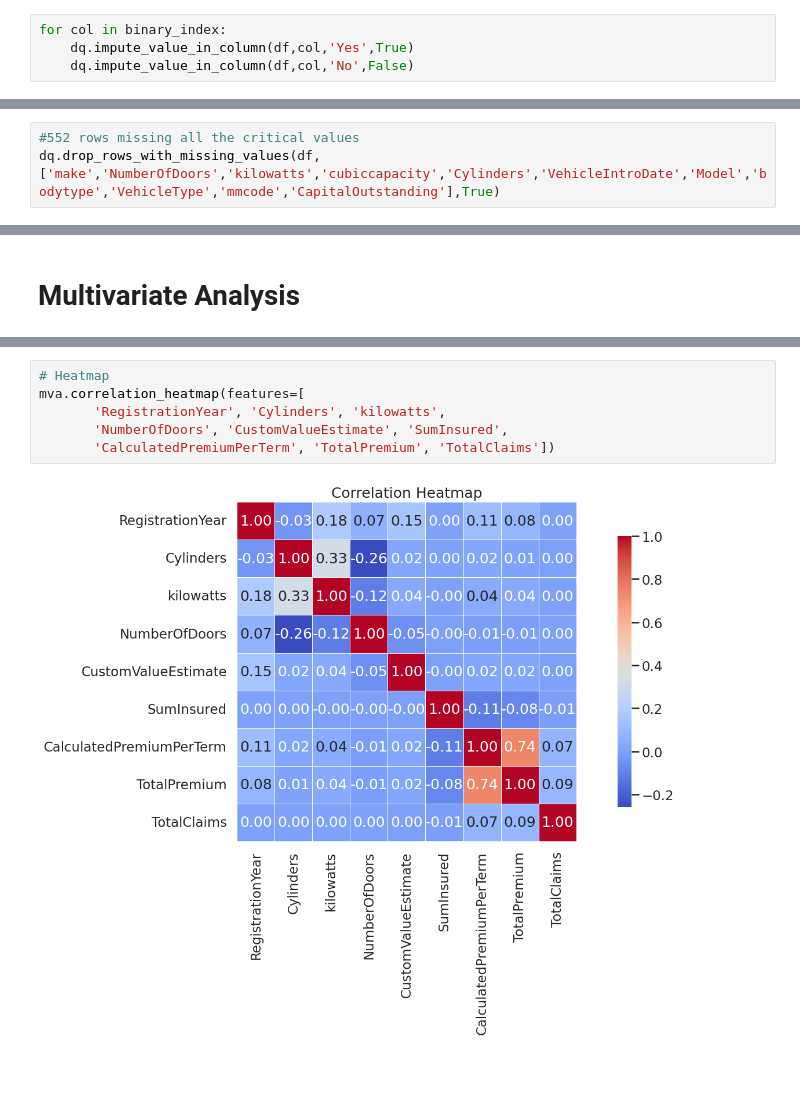
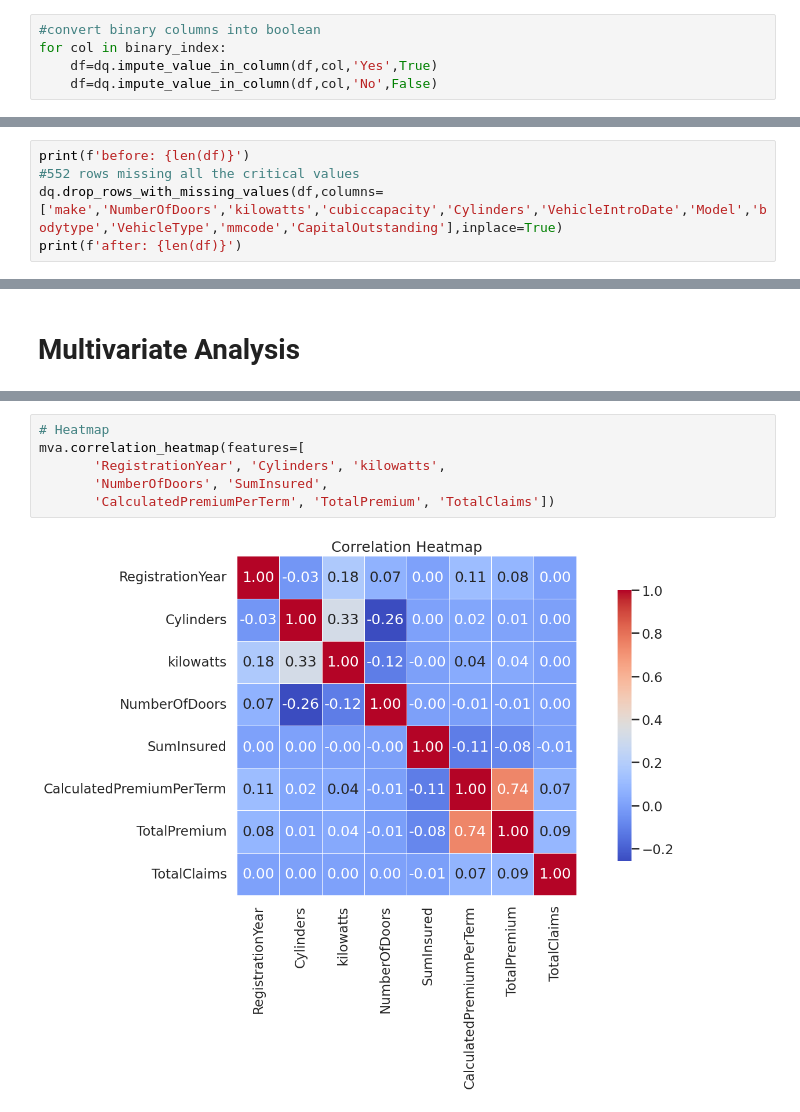
Before and after one commit to Teshager21/insurance-risk-modeling, a Jupyter notebook: notebooks/exploratory/eda_insurance.ipynb, the cells around one changed output, grey strips where cells are left out. Saved outputs shown, nothing was run; the diff lists cells and outputs as text; blank space fills up the shorter version.

```diff
--- a/notebooks/exploratory/eda_insurance.ipynb
+++ b/notebooks/exploratory/eda_insurance.ipynb
@@ -458,9 +442,10 @@ binary_index
 # %% [output]
 ['AlarmImmobiliser', 'TrackingDevice', 'WrittenOff', 'Rebuilt', 'Converted']
 # %%
+#convert binary columns into boolean
 for col in binary_index:
-    dq.impute_value_in_column(df,col,'Yes',True)
-    dq.impute_value_in_column(df,col,'No',False)
+    df=dq.impute_value_in_column(df,col,'Yes',True)
+    df=dq.impute_value_in_column(df,col,'No',False)
 # %%
 
 for col in binary_index:
@@ -483,5 +477,7 @@ INFO:preprocessing.data_quality_utils:Dropped constant columns: ['Language', 'Co
 # %% [markdown]
 ### Missing Values
 # %%
+print(f'before: {len(df)}')
 #552 rows missing all the critical values
-dq.drop_rows_with_missing_values(df,['make','NumberOfDoors','kilowatts','cubiccapacity','Cylinders','VehicleIntroDate','Model','bodytype','VehicleType','mmcode','CapitalOutstanding'],True)
+dq.drop_rows_with_missing_values(df,columns=['make','NumberOfDoors','kilowatts','cubiccapacity','Cylinders','VehicleIntroDate','Model','bodytype','VehicleType','mmcode','CapitalOutstanding'],inplace=True)
+print(f'after: {len(df)}')
@@ -766,11 +806,11 @@ mva = MultivariateAnalysis(df)
 # %%
 # Heatmap
 mva.correlation_heatmap(features=[
        'RegistrationYear', 'Cylinders', 'kilowatts',
-       'NumberOfDoors', 'CustomValueEstimate', 'SumInsured',
+       'NumberOfDoors', 'SumInsured',
        'CalculatedPremiumPerTerm', 'TotalPremium', 'TotalClaims'])
 # %% [output]
-[figure, old version]
+[figure, new version]
 # %%
 
 # PCA with optional scaling and color-coded by "Province"
```
Also changed, not shown: parts of 46 cells of this notebook.
